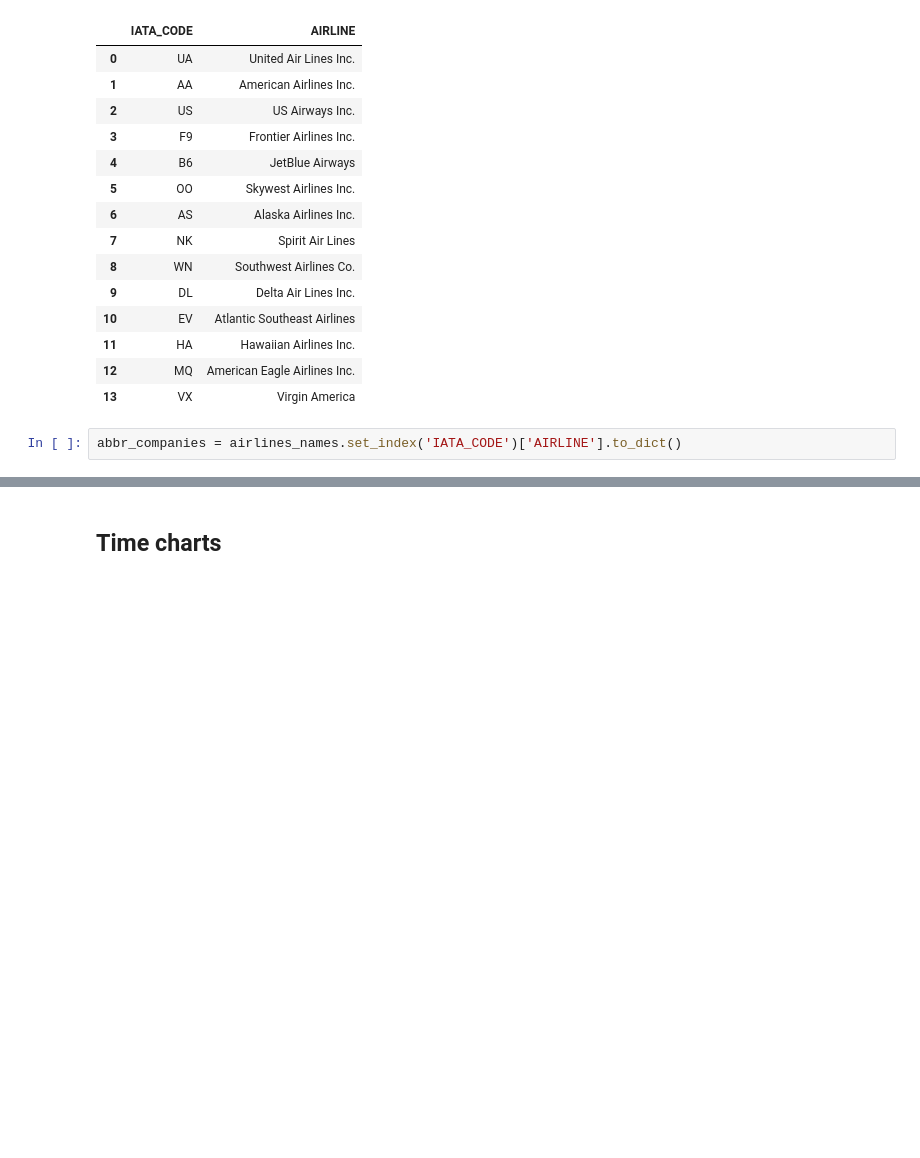
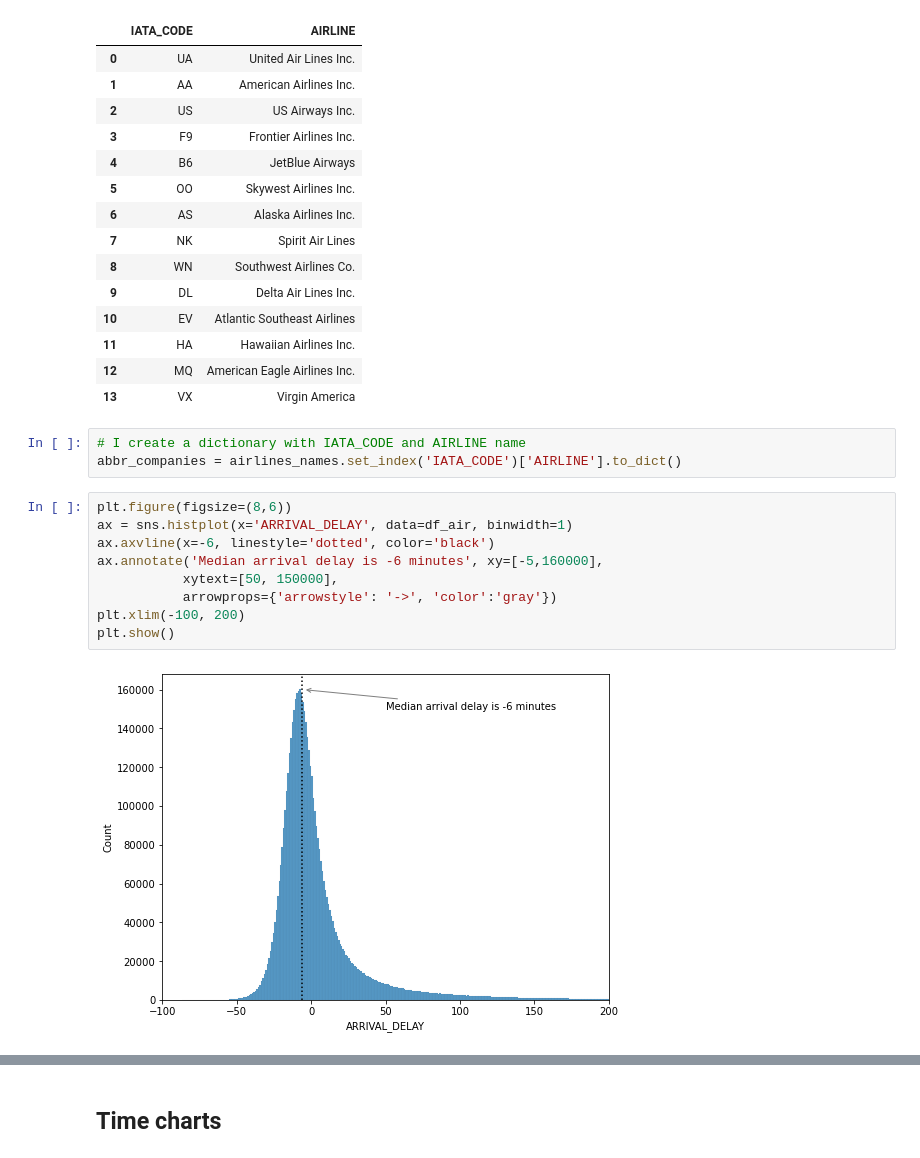
Before and after one commit to AleksanderWernik/2015_Flight_Delays, a Jupyter notebook: flights/flights.ipynb, the cells around one changed output, grey strips where cells are left out. Cells and saved outputs as stored; diff of their text form; blank space fills up the shorter version.

```diff
--- a/flights/flights.ipynb
+++ b/flights/flights.ipynb
@@ -255,6 +236,18 @@ airlines_names
 | 12 | MQ | American Eagle Airlines Inc. |
 | 13 | VX | Virgin America |
 # %%
+# I create a dictionary with IATA_CODE and AIRLINE name
 abbr_companies = airlines_names.set_index('IATA_CODE')['AIRLINE'].to_dict()
+# %%
+plt.figure(figsize=(8,6))
+ax = sns.histplot(x='ARRIVAL_DELAY', data=df_air, binwidth=1)
+ax.axvline(x=-6, linestyle='dotted', color='black')
+ax.annotate('Median arrival delay is -6 minutes', xy=[-5,160000],
+           xytext=[50, 150000],
+           arrowprops={'arrowstyle': '->', 'color':'gray'})
+plt.xlim(-100, 200)
+plt.show()
+# %% [output]
+[figure, added]
 # %%
 # Function that define how delays are grouped
```
Also changed, not shown: parts of 162 cells of this notebook.
